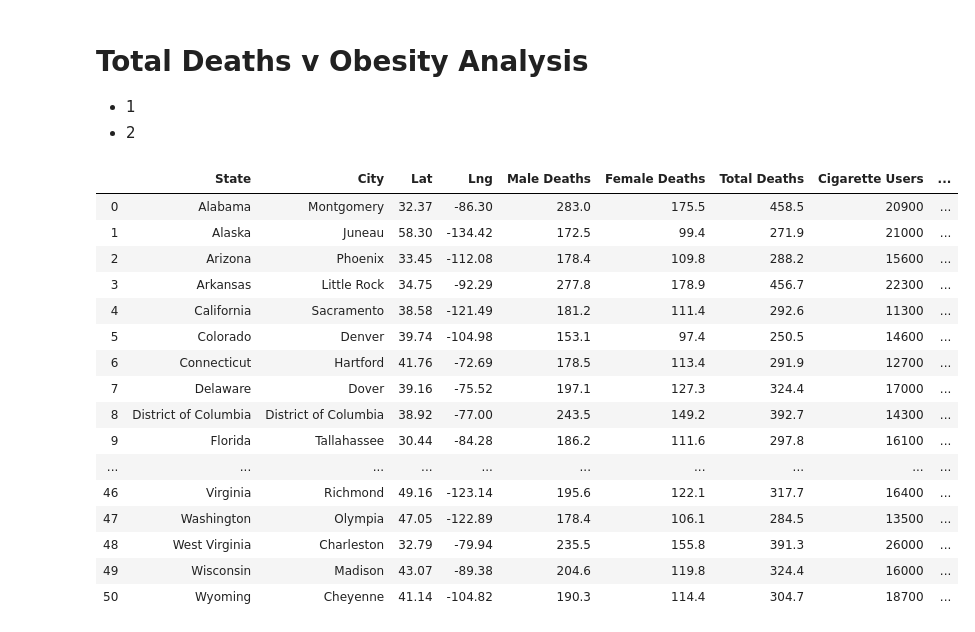
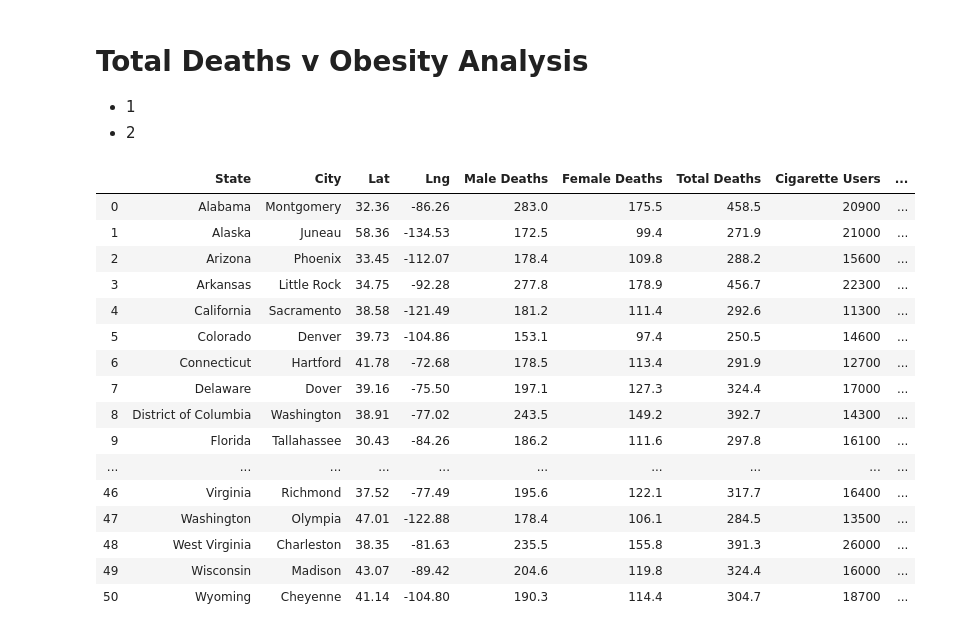
Before and after one commit to ASooklall/project-1-cvd, a Jupyter notebook: project-1-team-6.ipynb, the cells around one changed output. Cells and saved outputs as stored; diff of their text form; code cells hidden in the pictures.

Commit message:
fixed city plots and heatmap

```diff
--- a/project-1-team-6.ipynb
+++ b/project-1-team-6.ipynb
@@ -164,5 +164,5 @@ url = "http://api.openweathermap.org/data/2.5/weather?"
 units = "imperial"
 
 # Build partial query URL
-query_url = f"{url}appid={weather_api_key}&units={units}&q="
+query_url = f"{url}appid={weather_api_key}&units={units}&zip="
 # %%
@@ -186,33 +186,51 @@ for city in capital_cities:
+# %%
+#list of capitals
+# capital_cities = ["Montgomery", "Juneau", "Phoenix", "Little Rock", "Sacramento", "Denver", "Hartford", "Dover", "District of Columbia", "Tallahassee", "Atlanta", "Honolulu", "Boise", "Springfield", "Indianapolis", "Des Moines", "Topeka", "Frankfort", "Baton Rouge", "Augusta", "Annapolis", "Boston", "Lansing", "St. Paul", "Jackson", "Jefferson City", "Helena", "Lincoln", "Carson City", "Concord", "Trenton", "Santa Fe", "Albany", "Raleigh", "Bismarck", "Columbus", "Oklahoma City", "Salem", "Harrisburg", "Providence", "Columbia", "Pierre", "Nashville", "Austin", "Salt Lake City", "Montpelier", "Richmond", "Olympia", "Charleston", "Madison", "Cheyenne"]
+zipcodes = ['36101','99801','85001','72201','94203','80201','06101','19901','20001','32301','30301','96801','83701','62701','46201','50301','66601','40601','70801','04330','21401','02108','48901','55101','39201','65101','59601','68501','89701','03301','08601','87501','12201','27601','58501','43201','73101','97301','17101','02901','29201','57501','37201','73301','84101','05601','23218','98501','25301','53701','82001']
+# set up lists to hold reponse info
+cities = []
+lat = []
+lng = []
+temp = []
+
+# Loop through the list of cities and perform a request for data on each
+for zipcode in zipcodes:
+    response = requests.get(query_url + zipcode + ',us').json()
+    cities.append(response["name"])
+    temp.append(response['main']['temp'])
+    lat.append(response['coord']['lat'])
+    lng.append(response['coord']['lon'])
+    time.sleep(1)
 # %%
 #update dataframe
 base_df['City']=cities
 base_df['Lat']=lat
 base_df['Lng']=lng
-base_df['Temperaure']=temp
+base_df['Temperature']=temp
 
 #print updated DF
 base_df=base_df[['State','City','Lat','Lng','Male Deaths', 'Female Deaths', 'Total Deaths',
-       'Cigarette Users', 'Hypertension', 'Obesity']]
+       'Cigarette Users', 'Hypertension', 'Obesity','Temperature']]
 
 base_df
 # %% [output]
 |  | State | City | Lat | Lng | Male Deaths | Female Deaths | Total Deaths | Cigarette Users | ... |
-| 0 | Alabama | Montgomery | 32.37 | -86.30 | 283.0 | 175.5 | 458.5 | 20900 | ... |
-| 1 | Alaska | Juneau | 58.30 | -134.42 | 172.5 | 99.4 | 271.9 | 21000 | ... |
-| 2 | Arizona | Phoenix | 33.45 | -112.08 | 178.4 | 109.8 | 288.2 | 15600 | ... |
-| 3 | Arkansas | Little Rock | 34.75 | -92.29 | 277.8 | 178.9 | 456.7 | 22300 | ... |
+| 0 | Alabama | Montgomery | 32.36 | -86.26 | 283.0 | 175.5 | 458.5 | 20900 | ... |
+| 1 | Alaska | Juneau | 58.36 | -134.53 | 172.5 | 99.4 | 271.9 | 21000 | ... |
+| 2 | Arizona | Phoenix | 33.45 | -112.07 | 178.4 | 109.8 | 288.2 | 15600 | ... |
+| 3 | Arkansas | Little Rock | 34.75 | -92.28 | 277.8 | 178.9 | 456.7 | 22300 | ... |
 | 4 | California | Sacramento | 38.58 | -121.49 | 181.2 | 111.4 | 292.6 | 11300 | ... |
-| 5 | Colorado | Denver | 39.74 | -104.98 | 153.1 | 97.4 | 250.5 | 14600 | ... |
-| 6 | Connecticut | Hartford | 41.76 | -72.69 | 178.5 | 113.4 | 291.9 | 12700 | ... |
-| 7 | Delaware | Dover | 39.16 | -75.52 | 197.1 | 127.3 | 324.4 | 17000 | ... |
-| 8 | District of Columbia | District of Columbia | 38.92 | -77.00 | 243.5 | 149.2 | 392.7 | 14300 | ... |
-| 9 | Florida | Tallahassee | 30.44 | -84.28 | 186.2 | 111.6 | 297.8 | 16100 | ... |
+| 5 | Colorado | Denver | 39.73 | -104.86 | 153.1 | 97.4 | 250.5 | 14600 | ... |
+| 6 | Connecticut | Hartford | 41.78 | -72.68 | 178.5 | 113.4 | 291.9 | 12700 | ... |
+| 7 | Delaware | Dover | 39.16 | -75.50 | 197.1 | 127.3 | 324.4 | 17000 | ... |
+| 8 | District of Columbia | Washington | 38.91 | -77.02 | 243.5 | 149.2 | 392.7 | 14300 | ... |
+| 9 | Florida | Tallahassee | 30.43 | -84.26 | 186.2 | 111.6 | 297.8 | 16100 | ... |
 | ... | ... | ... | ... | ... | ... | ... | ... | ... | ... |
-| 46 | Virginia | Richmond | 49.16 | -123.14 | 195.6 | 122.1 | 317.7 | 16400 | ... |
-| 47 | Washington | Olympia | 47.05 | -122.89 | 178.4 | 106.1 | 284.5 | 13500 | ... |
-| 48 | West Virginia | Charleston | 32.79 | -79.94 | 235.5 | 155.8 | 391.3 | 26000 | ... |
-| 49 | Wisconsin | Madison | 43.07 | -89.38 | 204.6 | 119.8 | 324.4 | 16000 | ... |
-| 50 | Wyoming | Cheyenne | 41.14 | -104.82 | 190.3 | 114.4 | 304.7 | 18700 | ... |
+| 46 | Virginia | Richmond | 37.52 | -77.49 | 195.6 | 122.1 | 317.7 | 16400 | ... |
+| 47 | Washington | Olympia | 47.01 | -122.88 | 178.4 | 106.1 | 284.5 | 13500 | ... |
+| 48 | West Virginia | Charleston | 38.35 | -81.63 | 235.5 | 155.8 | 391.3 | 26000 | ... |
+| 49 | Wisconsin | Madison | 43.07 | -89.42 | 204.6 | 119.8 | 324.4 | 16000 | ... |
+| 50 | Wyoming | Cheyenne | 41.14 | -104.80 | 190.3 | 114.4 | 304.7 | 18700 | ... |
 # %%
 #config
 gmaps.configure(api_key=g_key)
```
Also changed, not shown: parts of 3 cells of this notebook.
